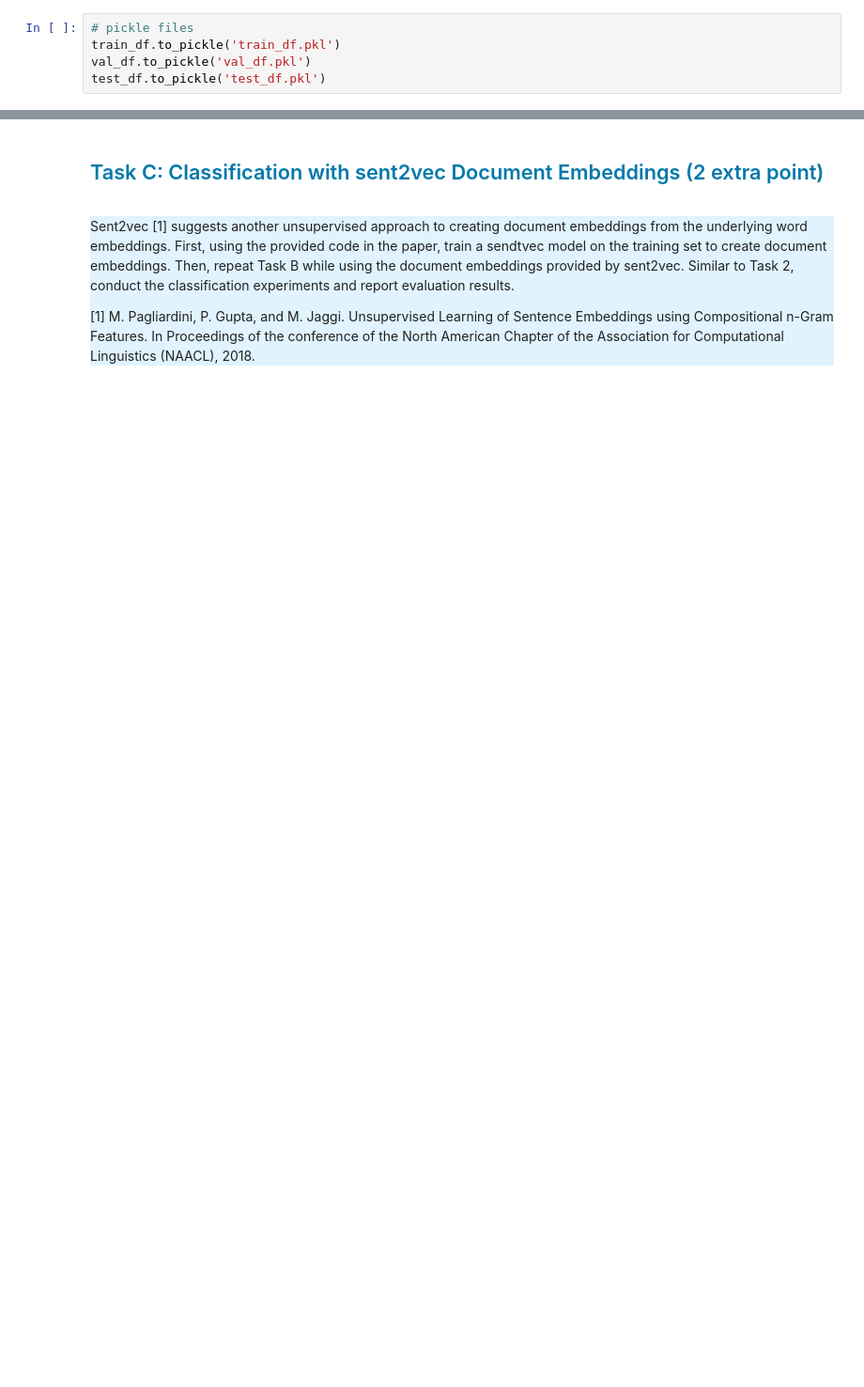
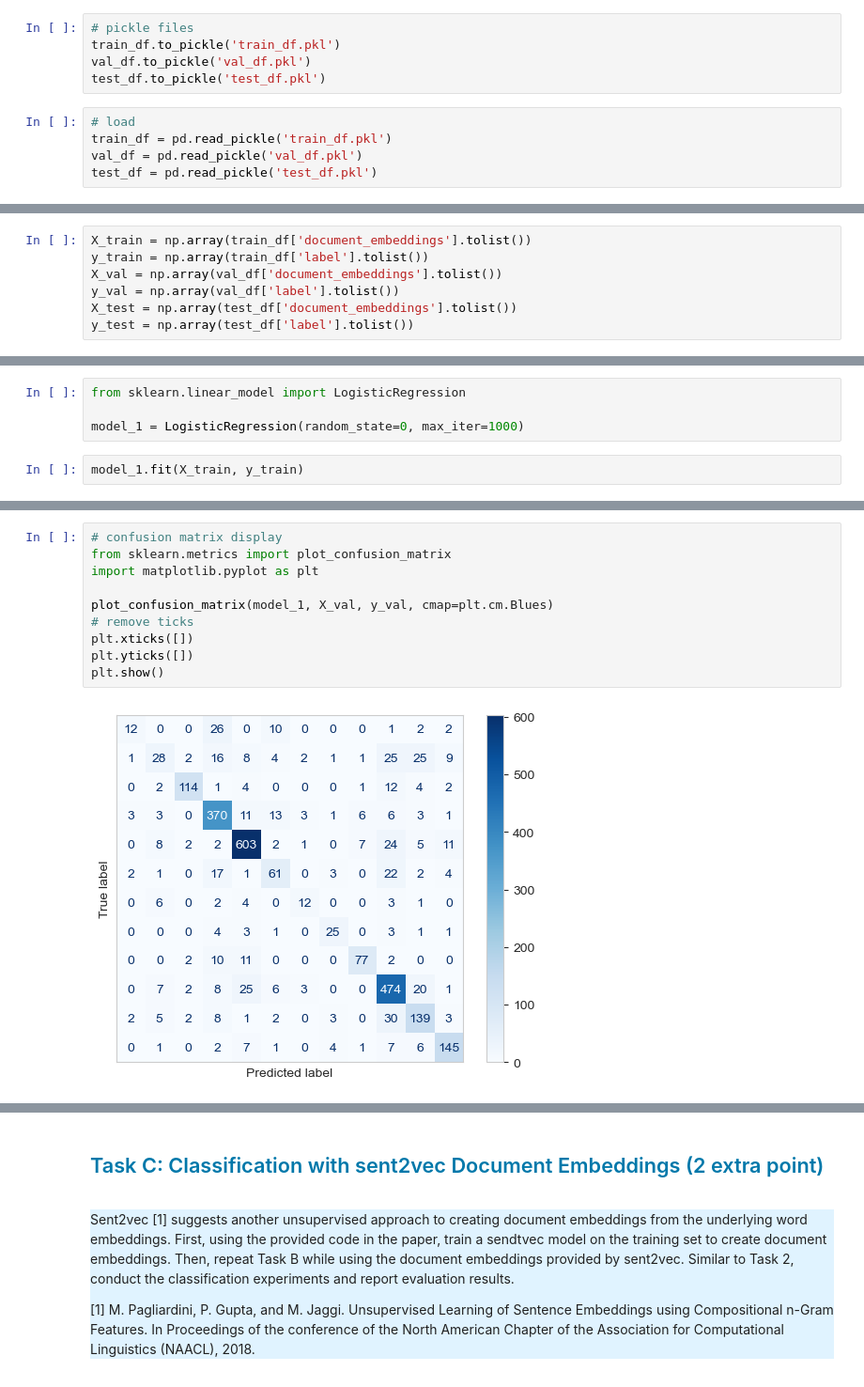
Before and after one commit to markus583/nlp-course-2022w, a Jupyter notebook: Assignment2.ipynb, the cells around one changed output, grey strips where cells are left out. Shown at 94% size. Cells and saved outputs as stored; diff of their text form; blank space fills up the shorter version.

Commit message:
add basic models; update points

```diff
--- a/Assignment2.ipynb
+++ b/Assignment2.ipynb
@@ -702,3 +665,8 @@ test_df
 train_df.to_pickle('train_df.pkl')
 val_df.to_pickle('val_df.pkl')
 test_df.to_pickle('test_df.pkl')
+# %%
+# load
+train_df = pd.read_pickle('train_df.pkl')
+val_df = pd.read_pickle('val_df.pkl')
+test_df = pd.read_pickle('test_df.pkl')
@@ -704,0 +675,7 @@ test_df.to_pickle('test_df.pkl')
+# %%
+X_train = np.array(train_df['document_embeddings'].tolist())
+y_train = np.array(train_df['label'].tolist())
+X_val = np.array(val_df['document_embeddings'].tolist())
+y_val = np.array(val_df['label'].tolist())
+X_test = np.array(test_df['document_embeddings'].tolist())
+y_test = np.array(test_df['label'].tolist())
@@ -704,0 +684,6 @@ test_df.to_pickle('test_df.pkl')
+# %%
+from sklearn.linear_model import LogisticRegression
+
+model_1 = LogisticRegression(random_state=0, max_iter=1000)
+# %%
+model_1.fit(X_train, y_train)
@@ -704,0 +723,12 @@ test_df.to_pickle('test_df.pkl')
+# %%
+# confusion matrix display
+from sklearn.metrics import plot_confusion_matrix
+import matplotlib.pyplot as plt
+
+plot_confusion_matrix(model_1, X_val, y_val, cmap=plt.cm.Blues)
+# remove ticks
+plt.xticks([])
+plt.yticks([])
+plt.show()
+# %% [output]
+[figure, added]
```
Also changed, not shown: parts of 46 cells of this notebook.
